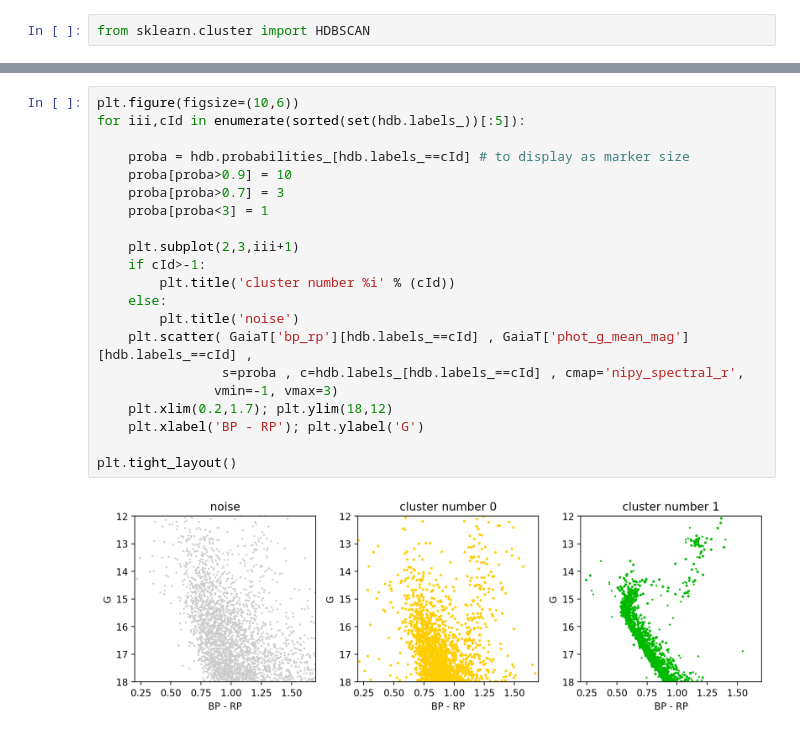
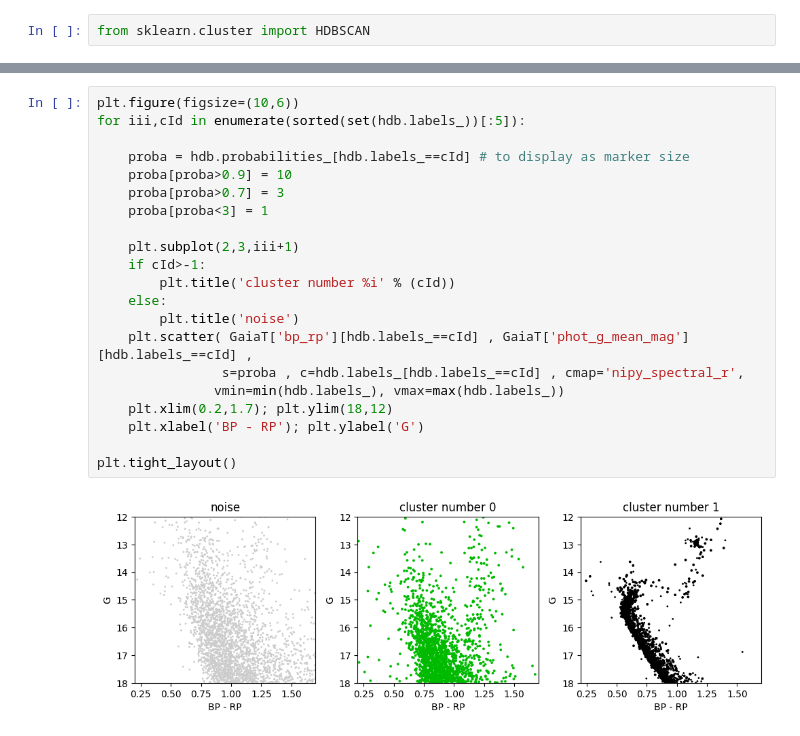
Before and after one commit to TristanCantatGaudin/playground, a Jupyter notebook: dbscan_ngc_2506.ipynb, the cells around one changed output, grey strips where cells are left out. Saved outputs shown, nothing was run; the diff lists cells and outputs as text.

```diff
--- a/dbscan_ngc_2506.ipynb
+++ b/dbscan_ngc_2506.ipynb
@@ -166,23 +165,23 @@ Estimated number of noise points: 3186
-# %%
-plt.figure(figsize=(10,6))
-for iii,cId in enumerate(sorted(set(hdb.labels_))[:5]):
-
-    proba = hdb.probabilities_[hdb.labels_==cId] # to display as marker size
-    proba[proba>0.9] = 10
-    proba[proba>0.7] = 3
-    proba[proba<3] = 1
-
-    plt.subplot(2,3,iii+1)
-    if cId>-1:
-        plt.title('cluster number %i' % (cId))
-    else:
-        plt.title('noise')
-    plt.scatter( GaiaT['bp_rp'][hdb.labels_==cId] , GaiaT['phot_g_mean_mag'][hdb.labels_==cId] ,
-                s=proba , c=hdb.labels_[hdb.labels_==cId] , cmap='nipy_spectral_r',
-               vmin=-1, vmax=3)
-    plt.xlim(0.2,1.7); plt.ylim(18,12)
-    plt.xlabel('BP - RP'); plt.ylabel('G')
-
-plt.tight_layout()
-# %% [output]
-[figure, removed]
+# %%
+plt.figure(figsize=(10,6))
+for iii,cId in enumerate(sorted(set(hdb.labels_))[:5]):
+
+    proba = hdb.probabilities_[hdb.labels_==cId] # to display as marker size
+    proba[proba>0.9] = 10
+    proba[proba>0.7] = 3
+    proba[proba<3] = 1
+
+    plt.subplot(2,3,iii+1)
+    if cId>-1:
+        plt.title('cluster number %i' % (cId))
+    else:
+        plt.title('noise')
+    plt.scatter( GaiaT['bp_rp'][hdb.labels_==cId] , GaiaT['phot_g_mean_mag'][hdb.labels_==cId] ,
+                s=proba , c=hdb.labels_[hdb.labels_==cId] , cmap='nipy_spectral_r',
+               vmin=min(hdb.labels_), vmax=max(hdb.labels_))
+    plt.xlim(0.2,1.7); plt.ylim(18,12)
+    plt.xlabel('BP - RP'); plt.ylabel('G')
+
+plt.tight_layout()
+# %% [output]
+[figure, added]
```
Also changed, not shown: parts of 5 cells of this notebook.
